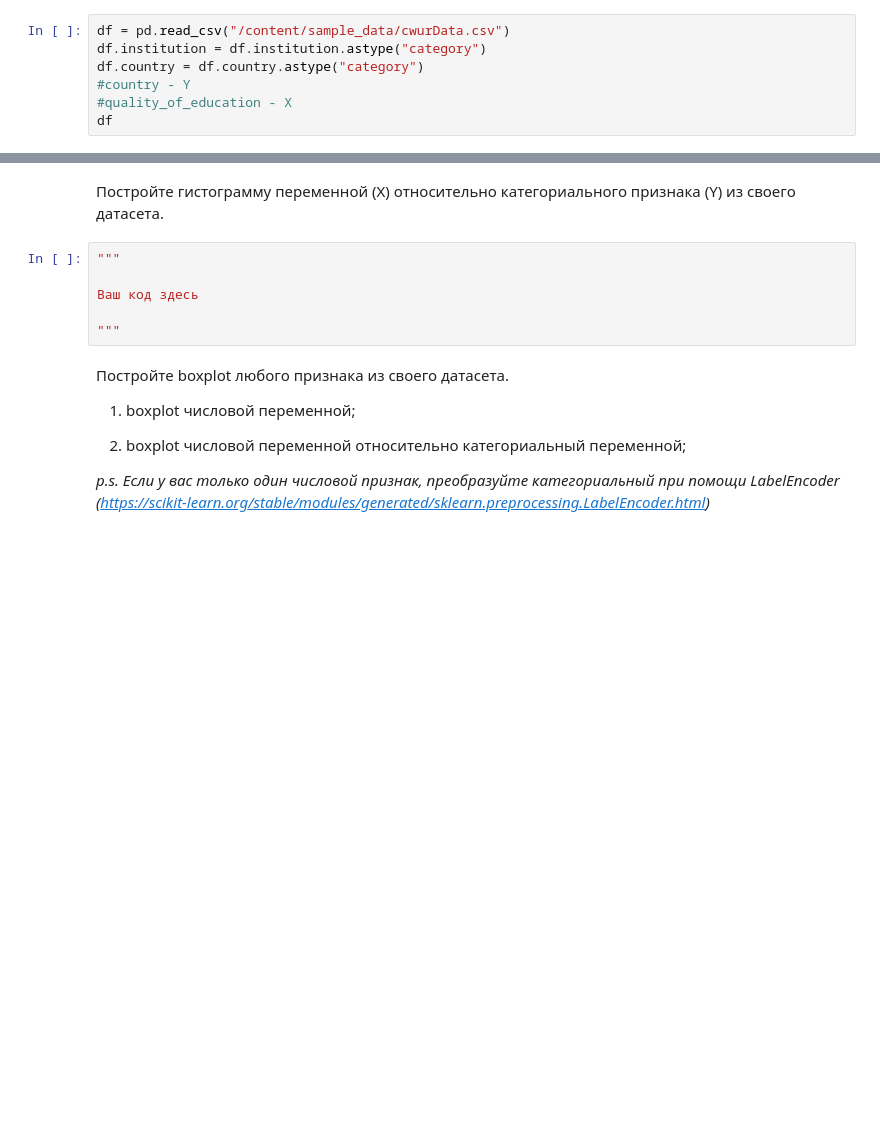
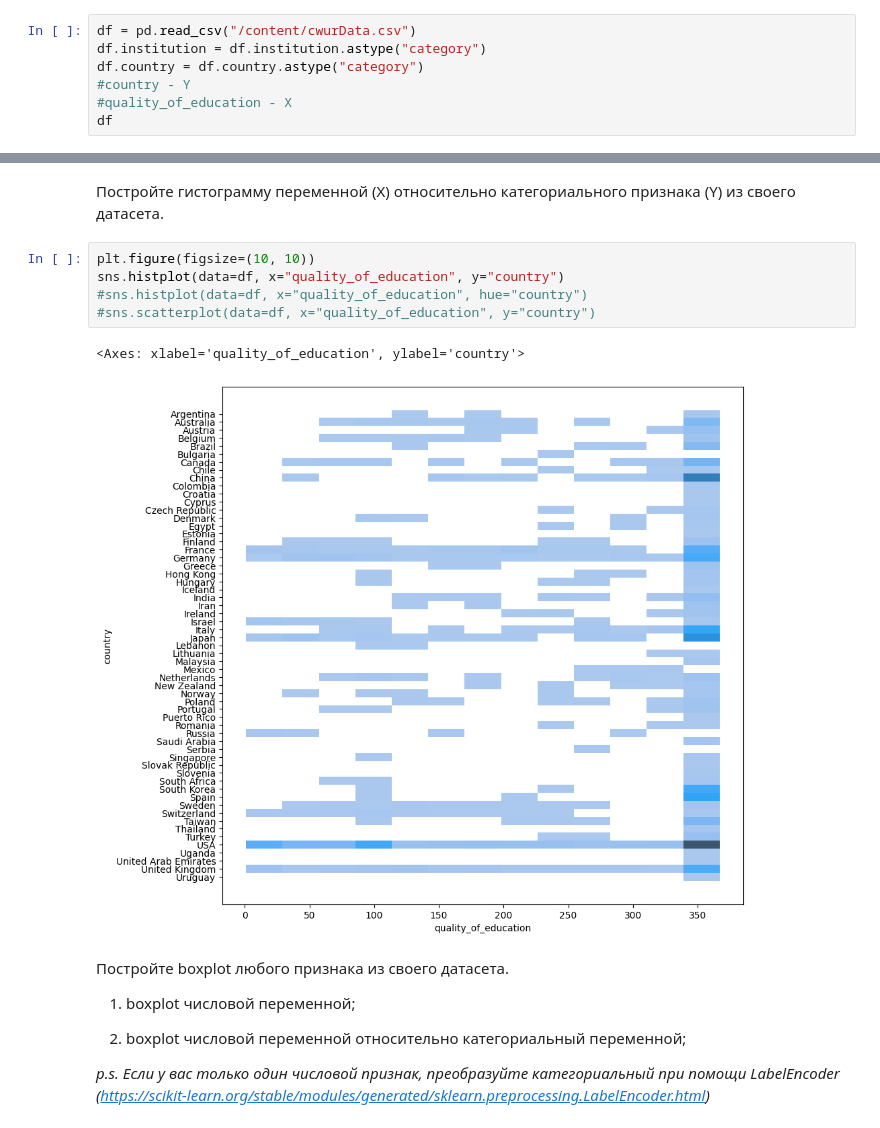
Before and after one commit to chashcha/machine-learning, a Jupyter notebook: Задание_2_ch.ipynb, the cells around one changed output, grey strips where cells are left out. Cells and saved outputs as stored; diff of their text form; blank space fills up the shorter version.

```diff
--- a/Задание_2_ch.ipynb
+++ b/Задание_2_ch.ipynb
@@ -44,7 +45,7 @@ import matplotlib.pyplot as plt
 
 p.s если у вас нет категориальных признаков - преобразуйте любой числовой в категориальный (https://pandas.pydata.org/docs/reference/api/pandas.cut.html). Важно **не** использовать преобразованный Y вместе с этим же X (то есть, если вы преобразовали возраст в категорию, то вы не моежет использовать возраст в качестве X и возраст категорию в качестве Y)
 # %%
-df = pd.read_csv("/content/sample_data/cwurData.csv")
+df = pd.read_csv("/content/cwurData.csv")
 df.institution = df.institution.astype("category")
 df.country = df.country.astype("category")
 #country - Y
@@ -136,12 +194,14 @@ Example: видим, что среднее и отклонение различ
 ##Основы визуализации
 # %% [markdown]
  Постройте гистограмму переменной (X) относительно категориального признака (Y) из своего датасета.
-# %%
-"""
-
-Ваш код здесь
-
-"""
+# %%
+plt.figure(figsize=(10, 10))
+sns.histplot(data=df, x="quality_of_education", y="country")
+#sns.histplot(data=df, x="quality_of_education", hue="country")
+#sns.scatterplot(data=df, x="quality_of_education", y="country")
+# %% [output]
+<Axes: xlabel='quality_of_education', ylabel='country'>
+[figure, added]
 # %% [markdown]
 Постройте boxplot любого признака из своего датасета.
 
```
Also changed, not shown: parts of 18 cells of this notebook.
